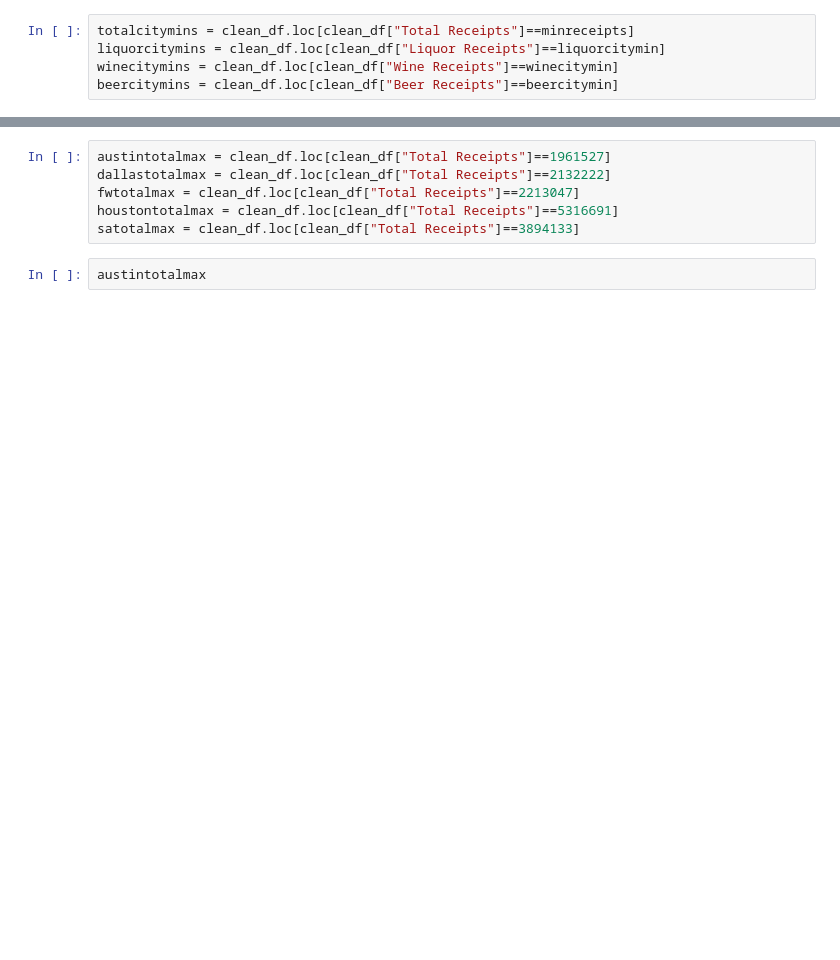
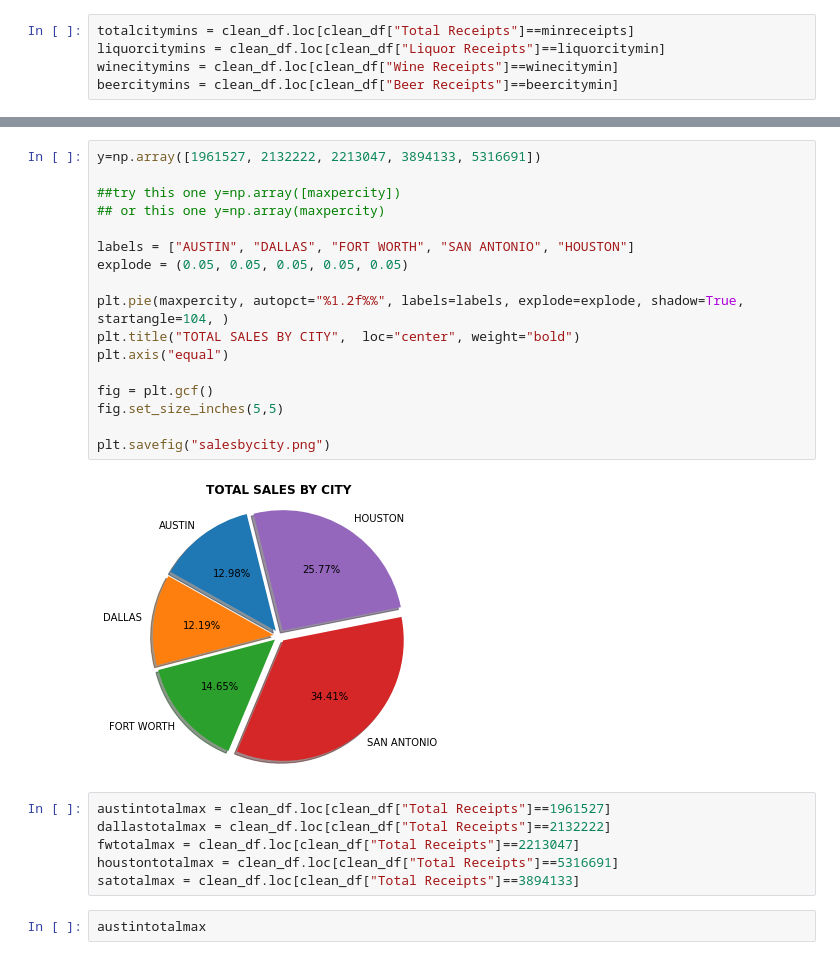
Before and after one commit to DJAMES152/project1, a Jupyter notebook: Untitled.ipynb, the cells around one changed output, grey strips where cells are left out. Drawn from its saved outputs; the diff is of its cells as text; blank space fills up the shorter version.

Commit message:
added pie chart code, cleaned database

```diff
--- a/Untitled.ipynb
+++ b/Untitled.ipynb
@@ -210,3 +208,22 @@ maxpercity = city_group["Total Receipts"].max()
+# %%
+y=np.array([1961527, 2132222, 2213047, 3894133, 5316691])
+
+##try this one y=np.array([maxpercity])
+## or this one y=np.array(maxpercity)
+
+labels = ["AUSTIN", "DALLAS", "FORT WORTH", "SAN ANTONIO", "HOUSTON"]
+explode = (0.05, 0.05, 0.05, 0.05, 0.05)
+
+plt.pie(maxpercity, autopct="%1.2f%%", labels=labels, explode=explode, shadow=True, startangle=104, )
+plt.title("TOTAL SALES BY CITY",  loc="center", weight="bold")
+plt.axis("equal")
+
+fig = plt.gcf()
+fig.set_size_inches(5,5)
+
+plt.savefig("salesbycity.png")
+# %% [output]
+[figure, added]
 # %%
 austintotalmax = clean_df.loc[clean_df["Total Receipts"]==1961527]
 dallastotalmax = clean_df.loc[clean_df["Total Receipts"]==2132222]
```
Also changed, not shown: parts of 44 cells of this notebook, 2 other files.
